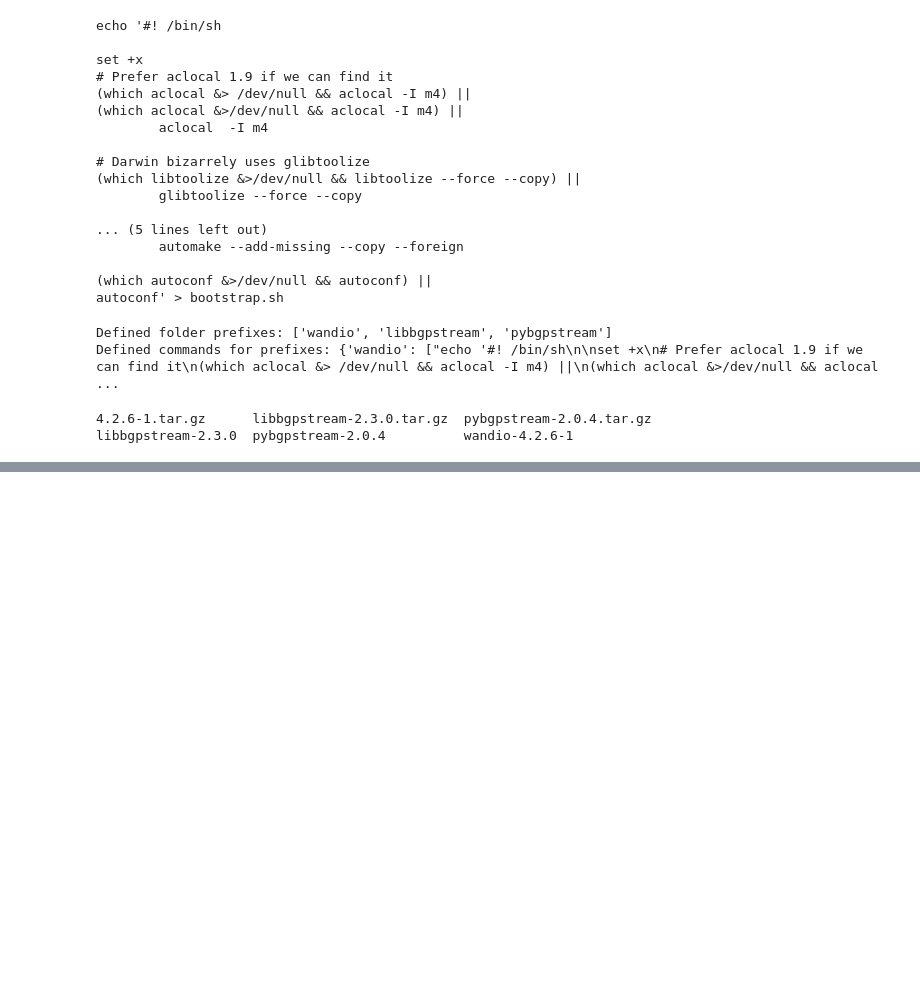
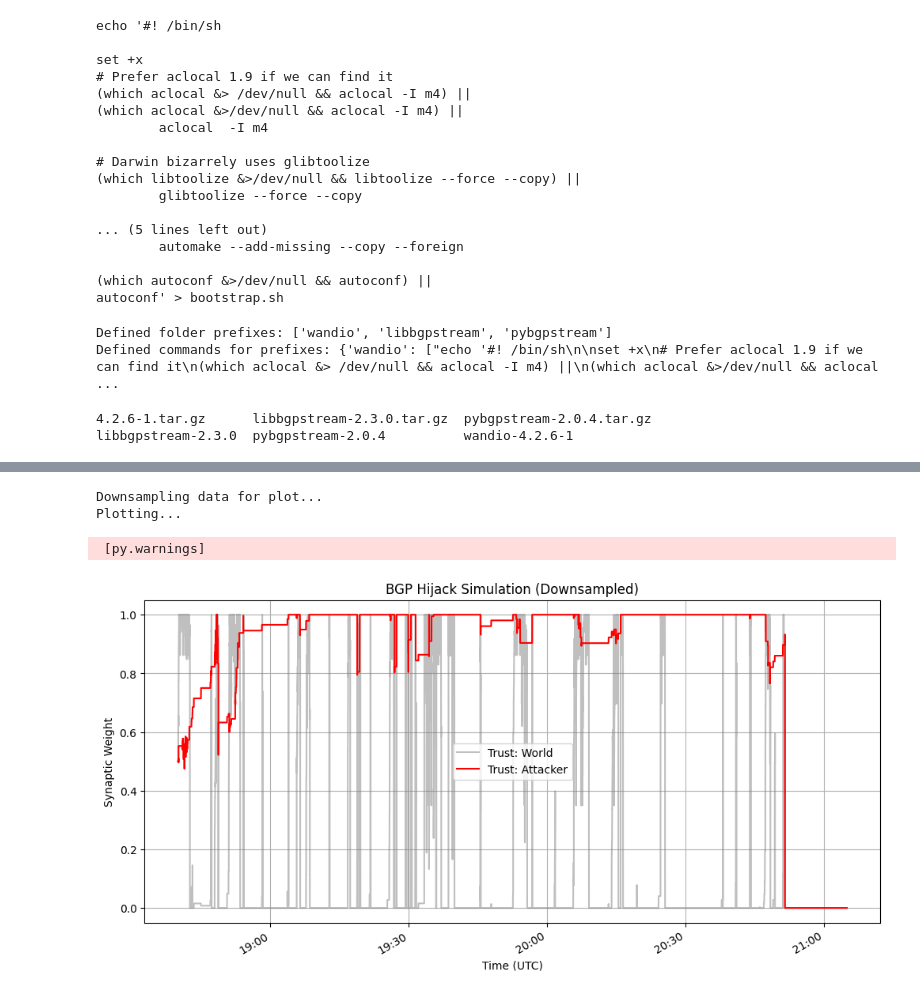
Before and after one commit to anirban-space/pybgp-snn-model, a Jupyter notebook: PyBGPStream_parse.ipynb, the cells around one changed output, grey strips where cells are left out. Cells and saved outputs as stored; diff of their text form; code cells hidden in the pictures; blank space fills up the shorter version.

```diff
--- a/PyBGPStream_parse.ipynb
+++ b/PyBGPStream_parse.ipynb
@@ -405,7 +423,7 @@ import gc # Garbage Collector
 GLOBAL_START = "2008-02-24 18:40:00"
 GLOBAL_END   = "2008-02-24 21:05:00" # Full incident window
 TARGET_ASN   = 17557
-BATCH_COUNT  = 10
+BATCH_COUNT  = 5 # Default - 10, we have increased RAM. Let's try 5
 SIM_DT       = 0.1 * ms
 
 # Setup Global Clock
@@ -445,6 +463,8 @@ def get_batch_spikes(start_dt, end_dt, target_asn, global_start_dt):
     # Calculate offset: How far is this batch from the very beginning?
     # e.g., Batch 2 might start 600 seconds after Global Start
     batch_offset_ms = (start_dt - global_start_dt).total_seconds() * 1000.0
+
+    print(f"Batch offset now - {batch_offset_ms}")
 
     for elem in stream:
         ts = elem.time
@@ -555,34 +593,39 @@ print("\nSimulation Complete.")
 # 1. Define a "Skip" interval
 # If dt=0.1ms, skipping 10,000 steps means we plot 1 point per second.
 # This reduces 84,000,000 points -> 8,400 points (Instant plot).
-skip = 10000
+skip = 10
 
 print("Downsampling data for plot...")
 
 # 2. Slice the arrays [start:stop:step]
 raw_times = w_mon.t[::skip]
 weights_world = w_mon.w[0][::skip]
 weights_attacker = w_mon.w[1][::skip]
 
 # 3. Convert ONLY the downsampled times to UTC
 # This runs thousands of loops instead of millions
 utc_times = [global_t0 + timedelta(seconds=float(t)) for t in raw_times]
 
 print("Plotting...")
 
 plt.figure(figsize=(12, 6))
 plt.plot(utc_times, weights_world, label='Trust: World', color='grey', alpha=0.5)
 plt.plot(utc_times, weights_attacker, label='Trust: Attacker', color='red')
 
 plt.gca().xaxis.set_major_formatter(mdates.DateFormatter('%H:%M'))
 plt.xlabel('Time (UTC)')
 plt.ylabel('Synaptic Weight')
 plt.title("BGP Hijack Simulation (Downsampled)")
 plt.legend()
 plt.grid(True)
 plt.gcf().autofmt_xdate()
 
 plt.show()
+# %% [output]
+Downsampling data for plot...
+Plotting...
+ [py.warnings]
+[figure, added]
 # %%
 #!cp -r /home/anirban /content/drive/MyDrive/ColabHomeBackup/PyBGPColab/
 # %%
```
Also changed, not shown: parts of 11 cells of this notebook.
